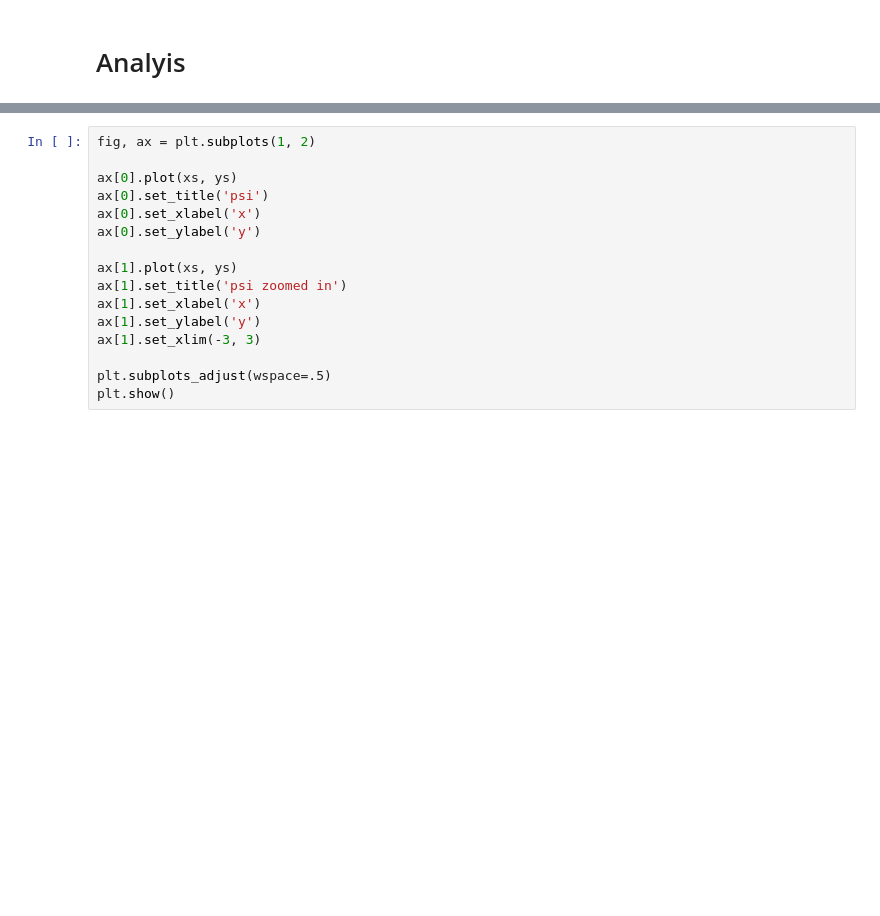
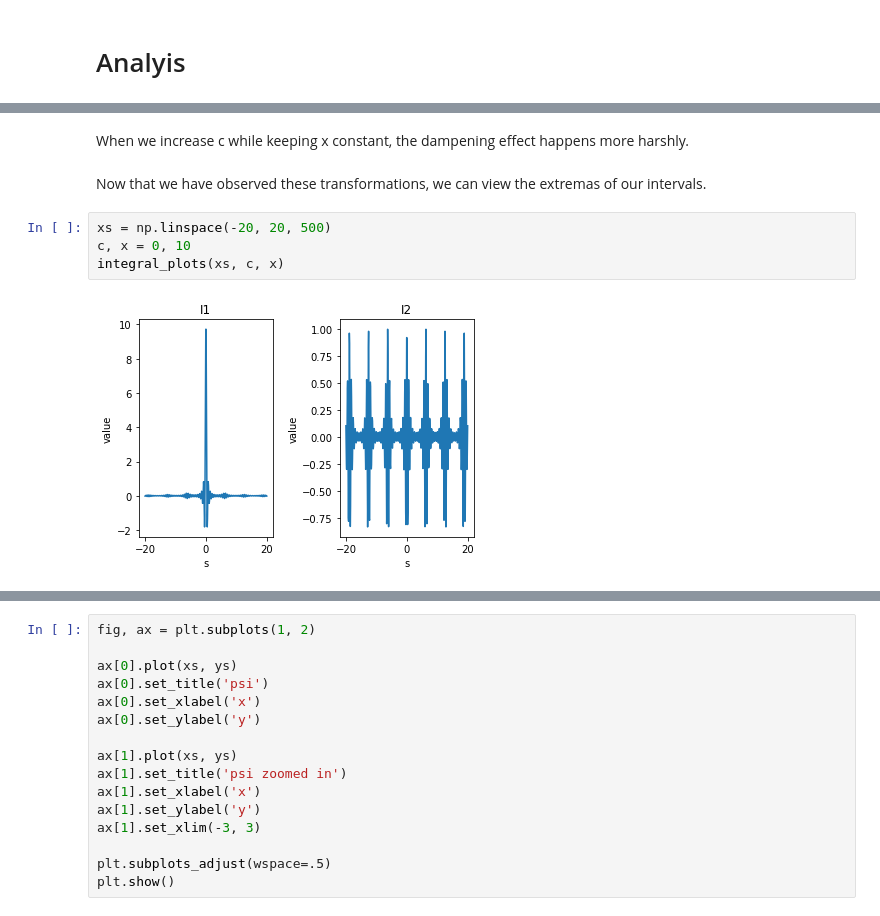
Before and after one commit to VijayStroup/ns-quadrature, a Jupyter notebook: nerve_quadrature.ipynb, the cells around one changed output, grey strips where cells are left out. Saved outputs shown, nothing was run; the diff lists cells and outputs as text; blank space fills up the shorter version.

```diff
--- a/nerve_quadrature.ipynb
+++ b/nerve_quadrature.ipynb
@@ -104,0 +142,11 @@ plt.show()
+# %% [markdown]
+When we increase c while keeping x constant, the dampening effect happens more harshly.
+# %% [markdown]
+Now that we have observed these transformations, we can view the extremas of our
+intervals.
+# %%
+xs = np.linspace(-20, 20, 500)
+c, x = 0, 10
+integral_plots(xs, c, x)
+# %% [output]
+[figure, added]
```
Also changed, not shown: parts of 15 cells of this notebook.
